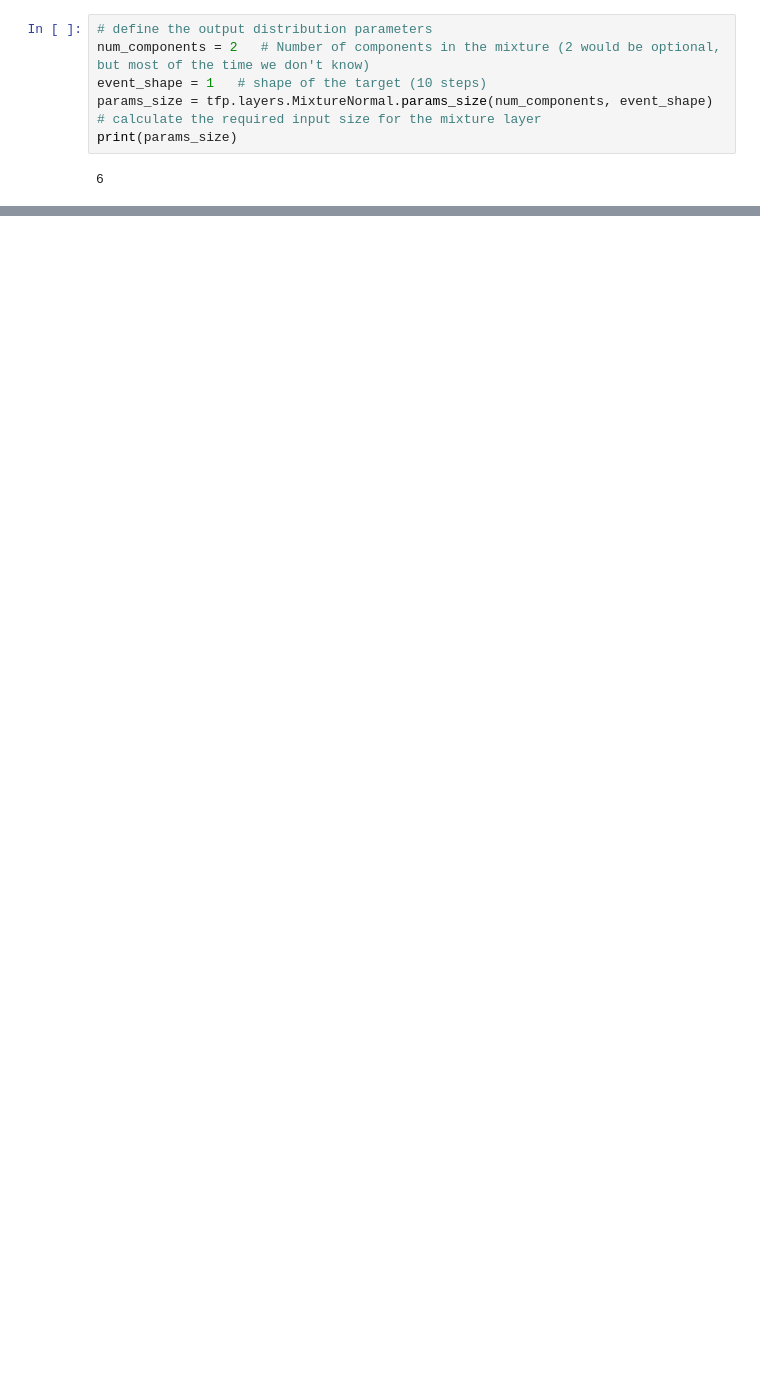
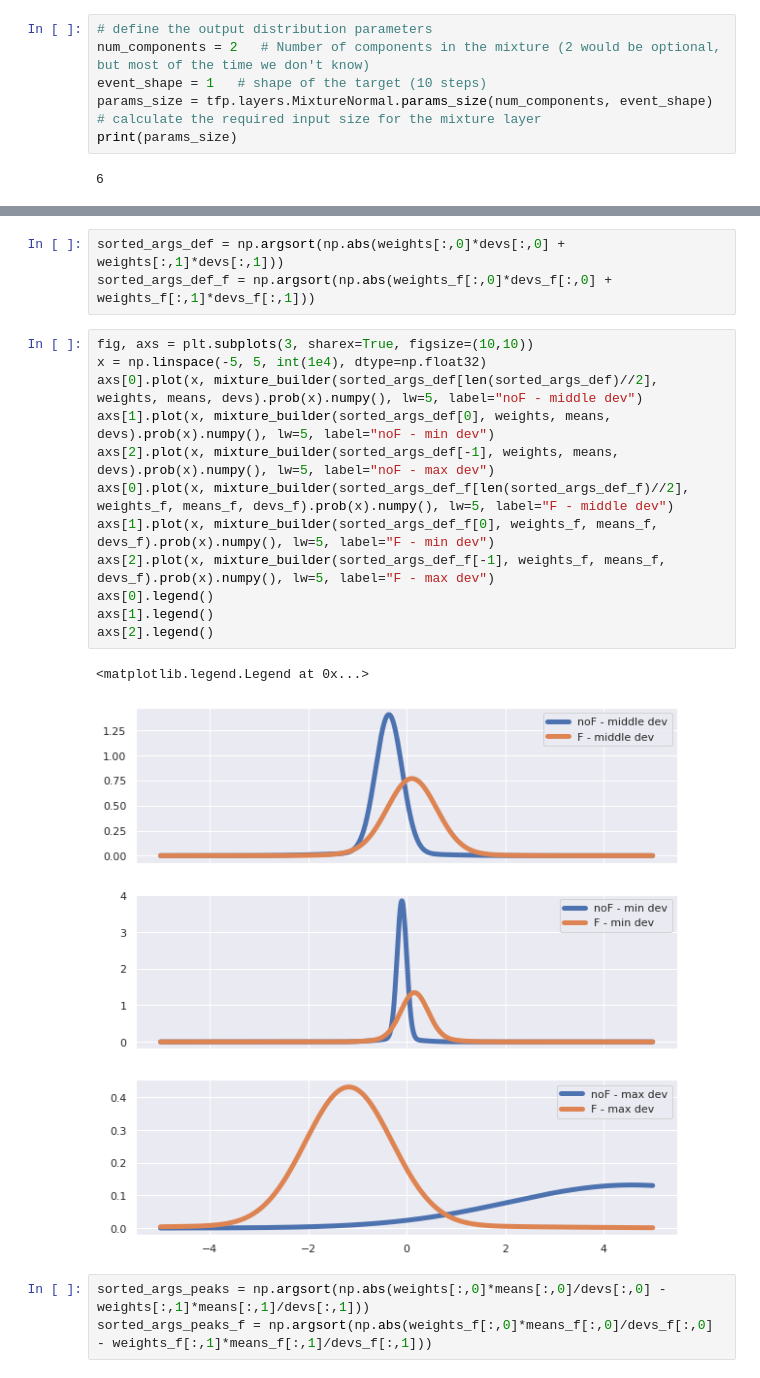
Before and after one commit to sinusgamma/probabilistic_wavenet_fx, a Jupyter notebook: wavenet_fx3.ipynb, the cells around one changed output, grey strips where cells are left out. Drawn from its saved outputs; the diff is of its cells as text; blank space fills up the shorter version.

```diff
--- a/wavenet_fx3.ipynb
+++ b/wavenet_fx3.ipynb
@@ -1447,0 +1502,21 @@ KeyboardInterrupt:
+# %%
+sorted_args_def = np.argsort(np.abs(weights[:,0]*devs[:,0] + weights[:,1]*devs[:,1]))
+sorted_args_def_f = np.argsort(np.abs(weights_f[:,0]*devs_f[:,0] + weights_f[:,1]*devs_f[:,1]))
+# %%
+fig, axs = plt.subplots(3, sharex=True, figsize=(10,10))
+x = np.linspace(-5, 5, int(1e4), dtype=np.float32)
+axs[0].plot(x, mixture_builder(sorted_args_def[len(sorted_args_def)//2], weights, means, devs).prob(x).numpy(), lw=5, label="noF - middle dev")
+axs[1].plot(x, mixture_builder(sorted_args_def[0], weights, means, devs).prob(x).numpy(), lw=5, label="noF - min dev")
+axs[2].plot(x, mixture_builder(sorted_args_def[-1], weights, means, devs).prob(x).numpy(), lw=5, label="noF - max dev")
+axs[0].plot(x, mixture_builder(sorted_args_def_f[len(sorted_args_def_f)//2], weights_f, means_f, devs_f).prob(x).numpy(), lw=5, label="F - middle dev")
+axs[1].plot(x, mixture_builder(sorted_args_def_f[0], weights_f, means_f, devs_f).prob(x).numpy(), lw=5, label="F - min dev")
+axs[2].plot(x, mixture_builder(sorted_args_def_f[-1], weights_f, means_f, devs_f).prob(x).numpy(), lw=5, label="F - max dev")
+axs[0].legend()
+axs[1].legend()
+axs[2].legend()
+# %% [output]
+<matplotlib.legend.Legend at 0x...>
+[figure, added]
+# %%
+sorted_args_peaks = np.argsort(np.abs(weights[:,0]*means[:,0]/devs[:,0] - weights[:,1]*means[:,1]/devs[:,1]))
+sorted_args_peaks_f = np.argsort(np.abs(weights_f[:,0]*means_f[:,0]/devs_f[:,0] - weights_f[:,1]*means_f[:,1]/devs_f[:,1]))
```
Also changed, not shown: parts of 33 cells of this notebook, 10 other files.
